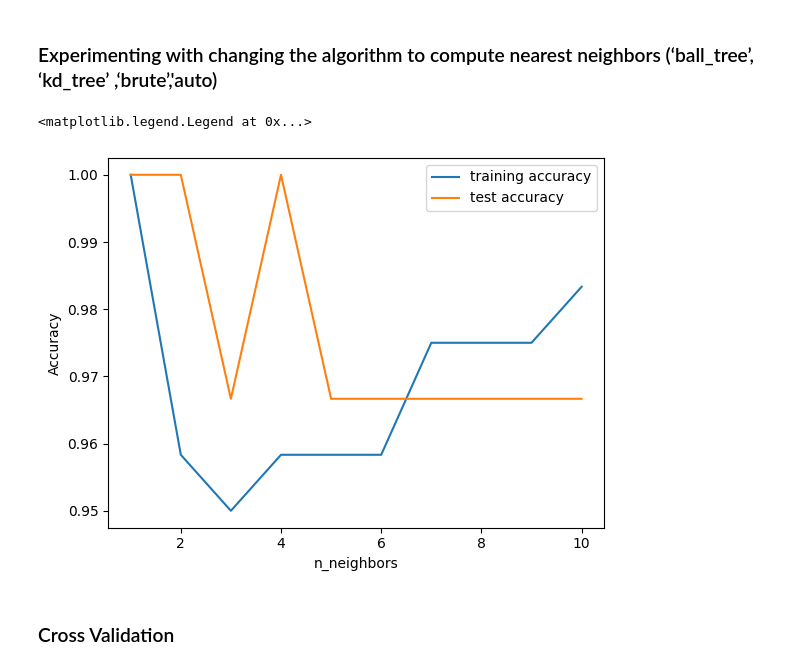
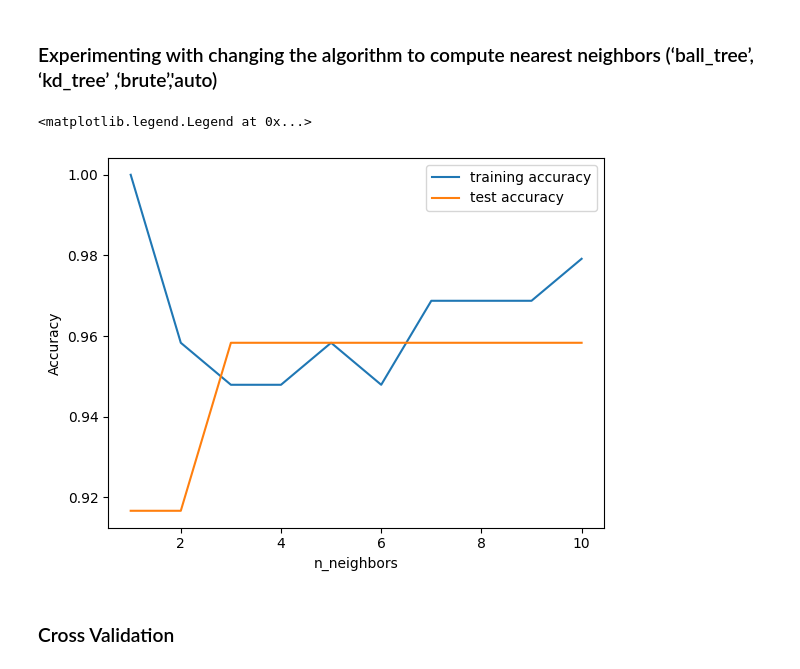
Before and after one commit to jcdevaney/data71200f25, a Jupyter notebook: oct21/data71200oct21.ipynb, the cells around one changed output. Drawn from its saved outputs; the diff is of its cells as text; code cells hidden in the pictures.

```diff
--- a/oct21/data71200oct21.ipynb
+++ b/oct21/data71200oct21.ipynb
@@ -43,11 +59,11 @@ neighbors_settings = range(1, 11)
 for n_neighbors in neighbors_settings:
     # build the model
     knn = KNeighborsClassifier(n_neighbors=n_neighbors)
-    knn.fit(X_train, y_train)
+    knn.fit(X_train_val, y_train_val)
     # record training set accuracy
-    training_accuracy.append(knn.score(X_train, y_train))
+    training_accuracy.append(knn.score(X_train_val, y_train_val))
     # record generalization accuracy
-    test_accuracy.append(knn.score(X_test, y_test))
+    test_accuracy.append(knn.score(X_test_val, y_test_val))
 
 plt.plot(neighbors_settings, training_accuracy, label="training accuracy")
 plt.plot(neighbors_settings, test_accuracy, label="test accuracy")
@@ -77,11 +93,11 @@ neighbors_settings = range(1, 11)
 for n_neighbors in neighbors_settings:
     # build the model
     knn = KNeighborsClassifier(n_neighbors=n_neighbors,metric='manhattan')
-    knn.fit(X_train, y_train)
+    knn.fit(X_train_val, y_train_val)
     # record training set accuracy
-    training_accuracy.append(knn.score(X_train, y_train))
+    training_accuracy.append(knn.score(X_train_val, y_train_val))
     # record generalization accuracy
-    test_accuracy.append(knn.score(X_test, y_test))
+    test_accuracy.append(knn.score(X_test_val, y_test_val))
 
 plt.plot(neighbors_settings, training_accuracy, label="training accuracy")
 plt.plot(neighbors_settings, test_accuracy, label="test accuracy")
@@ -103,11 +119,11 @@ neighbors_settings = range(1, 11)
 for n_neighbors in neighbors_settings:
     # build the model
     knn = KNeighborsClassifier(n_neighbors=n_neighbors,weights='distance')
-    knn.fit(X_train, y_train)
+    knn.fit(X_train_val, y_train_val)
     # record training set accuracy
-    training_accuracy.append(knn.score(X_train, y_train))
+    training_accuracy.append(knn.score(X_train_val, y_train_val))
     # record generalization accuracy
-    test_accuracy.append(knn.score(X_test, y_test))
+    test_accuracy.append(knn.score(X_test_val, y_test_val))
 
 plt.plot(neighbors_settings, training_accuracy, label="training accuracy")
 plt.plot(neighbors_settings, test_accuracy, label="test accuracy")
@@ -122,27 +138,27 @@ plt.legend()
 # %%
 # test with cross validation on test set (common for small datasets)
 training_accuracy = []
 test_accuracy = []
 # try n_neighbors from 1 to 10
 neighbors_settings = range(1, 11)
 
 for n_neighbors in neighbors_settings:
     # build the model
-    knn = KNeighborsClassifier(n_neighbors=n_neighbors,algorithm="brute")
-    knn.fit(X_train, y_train)
+    knn = KNeighborsClassifier(n_neighbors=n_neighbors,algorithm="kd_tree")
+    knn.fit(X_train_val, y_train_val)
     # record training set accuracy
-    training_accuracy.append(knn.score(X_train, y_train))
+    training_accuracy.append(knn.score(X_train_val, y_train_val))
     # record generalization accuracy
-    test_accuracy.append(knn.score(X_test, y_test))
+    test_accuracy.append(knn.score(X_test_val, y_test_val))
 
 plt.plot(neighbors_settings, training_accuracy, label="training accuracy")
 plt.plot(neighbors_settings, test_accuracy, label="test accuracy")
 plt.ylabel("Accuracy")
 plt.xlabel("n_neighbors")
 plt.legend()
 # %% [output]
 <matplotlib.legend.Legend at 0x...>
-[figure, old version]
+[figure, new version]
 # %% [markdown]
 ### Cross Validation
 # %%
```
Also changed, not shown: parts of 9 cells of this notebook.
